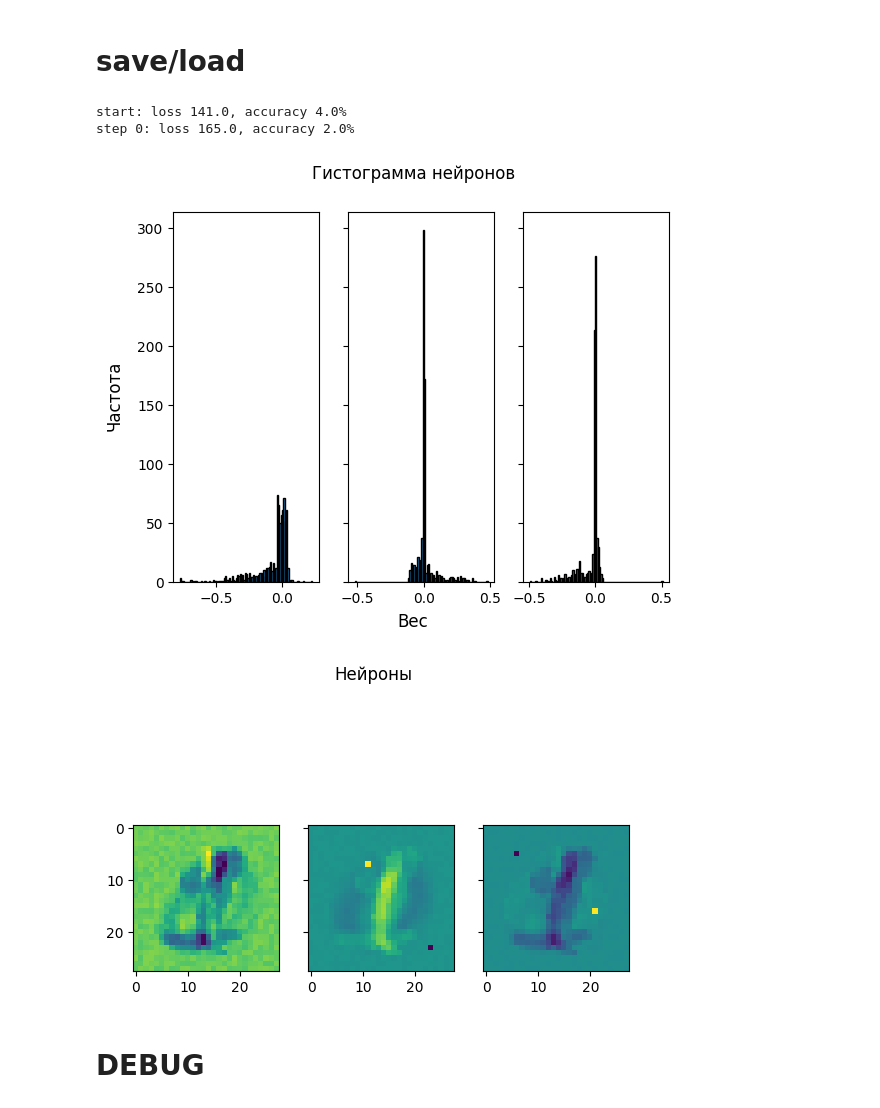
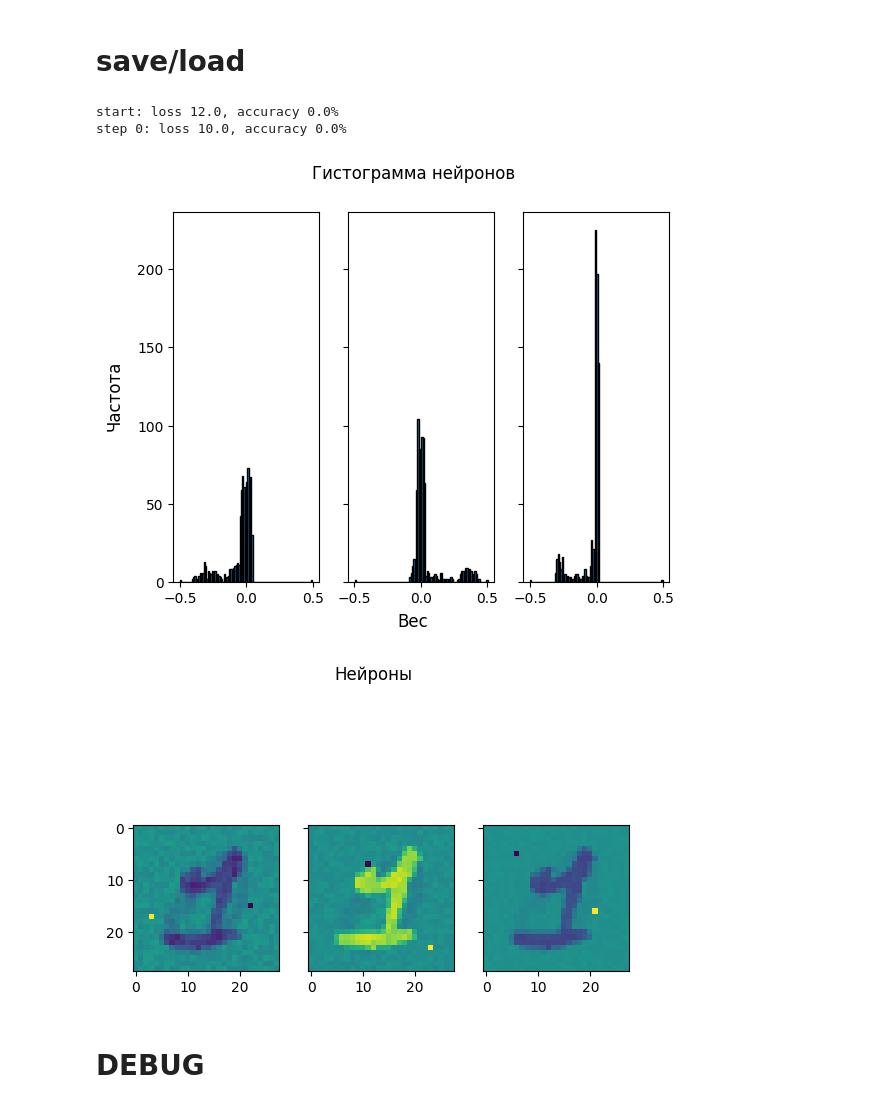
Before and after one commit to AndreyE/micrograd, a Jupyter notebook: mnist.ipynb, the cells around one changed output. Saved outputs shown, nothing was run; the diff lists cells and outputs as text; code cells hidden in the pictures.

```diff
--- a/mnist.ipynb
+++ b/mnist.ipynb
@@ -311,8 +311,7 @@ def get_model_for(classes, batch, iterations, model=None, q=0.75, esat=1e-9, wit
         model = MLP(
             784,
             [
-                # (LAYER_0_SIZE, 'xspace'),
-                (3, 'minmax'),
+                (LAYER_0_SIZE, 'minmax'),
                 (DIM, 'xspace')
             ],
             lr=1.0,
@@ -329,19 +328,19 @@ def get_model_for(classes, batch, iterations, model=None, q=0.75, esat=1e-9, wit
 # %%
 SELECTED_CLASSES = [0, 1]
 NOISE_RATIO = 0.0
 VOID_RATIO = 0.0
 ITERATIONS = 1
-BATCH_SIZE = 100
+BATCH_SIZE = 10
 BATCH = select_batch(X_train, Y_train, SELECTED_CLASSES, BATCH_SIZE, noise_ratio=NOISE_RATIO, void_ratio=VOID_RATIO)
 X, Y = BATCH
 
 (model, total_loss, accuracy), (scores, targets), (oh_encoder, oh_decoder) = get_model_for(SELECTED_CLASSES, BATCH, ITERATIONS, q=1.0)
 all_neurons_histo(model.layers[0].neurons)
 draw_all_neurons(model.layers[0].neurons)
 # %% [output]
-start: loss 141.0, accuracy 4.0%
-step 0: loss 165.0, accuracy 2.0%
+start: loss 12.0, accuracy 0.0%
+step 0: loss 10.0, accuracy 0.0%
-[figure, old version]
+[figure, new version]
-[figure, old version]
+[figure, new version]
 # %% [markdown]
 # DEBUG
```
Also changed, not shown: parts of 5 cells of this notebook, 1 other file.
